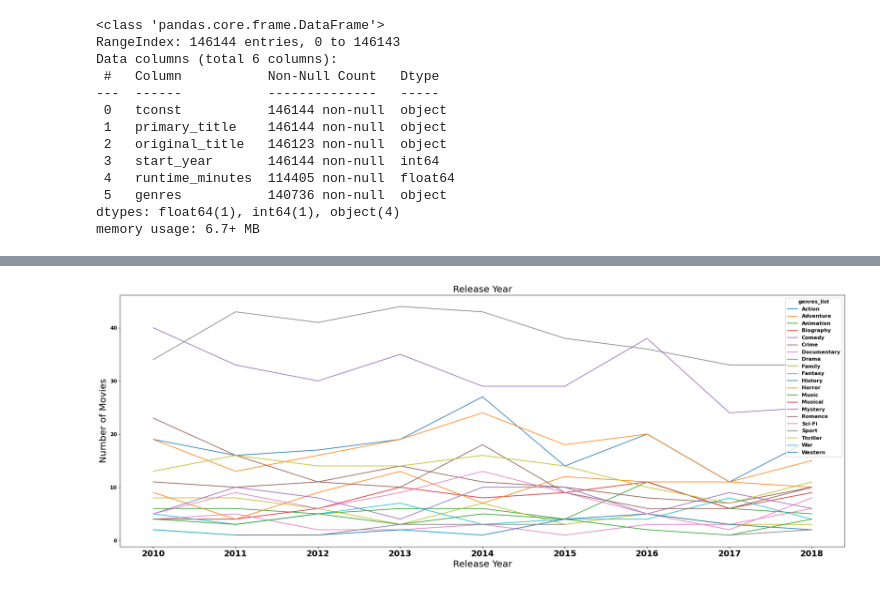
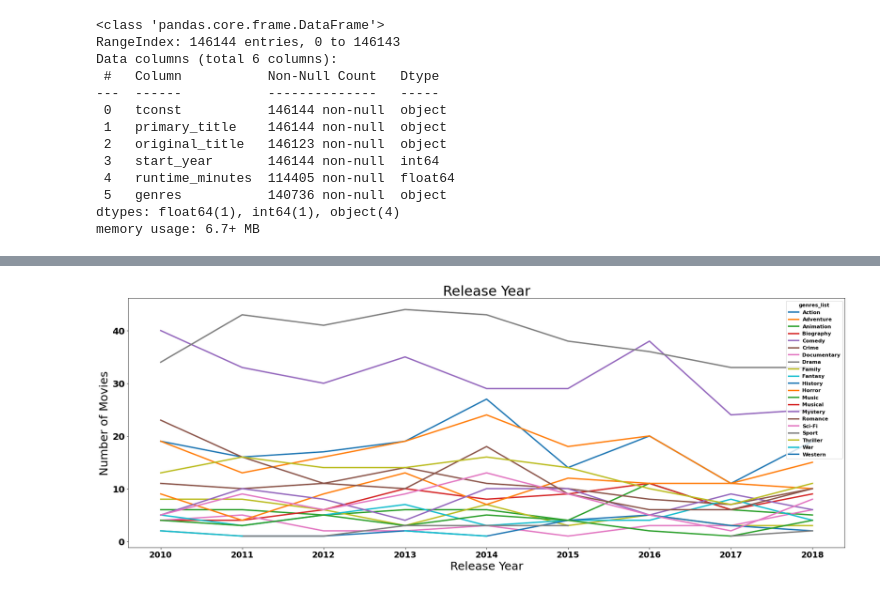
Before and after one commit to ekostrov/MovieDataAnalysis, a Jupyter notebook: JupyterNotebooks/project.ipynb, the cells around one changed output, grey strips where cells are left out. Saved outputs shown, nothing was run; the diff lists cells and outputs as text; code cells hidden in the pictures.

```diff
--- a/JupyterNotebooks/project.ipynb
+++ b/JupyterNotebooks/project.ipynb
@@ -250,0 +225,3 @@ title_basics[title_basics.duplicated(subset=['primary_title'])].shape
+# %%
+title_basics.drop_duplicates(subset=['primary_title'],inplace=True)
+title_basics.shape
@@ -250,0 +246,3 @@ title_basics[title_basics.duplicated(subset=['primary_title'])].shape
+# %%
+title_basics.drop(title_basics[(title_basics.start_year > 2020)].index, inplace = True)
+title_basics.describe()
@@ -273,14 +280,15 @@ genres_dict = sorted_dict
 # %%
 plt.figure(figsize=(28,10))
 font = {'family' : 'sans',
-        'weight' : 'normal',
-        'size'   : 20}
+        'weight' : 'bold',
+        'size'   : 25}
 plt.rc('font', **font)
 plt.xticks(rotation=70, **font)
 plt.bar(list(genres_dict.keys()), genres_dict.values(), color='b')
-plt.title("Popular Genres - Histogram", **font)
+plt.title("Popular Genres - Histogram", fontsize=30)
 plt.xlabel("Genres",**font)
 plt.ylabel("Number Of Movies", **font)
-plt.savefig("../images/IndividualGenresHist.png")
+plt.savefig("../images/IndividualGenresHist.png",bbox_inches ="tight",
+            pad_inches = 1)
 plt.show()
 # %% [output]
@@ -337,27 +351,28 @@ plt.show()
 # %%
 new_df = title_basics.set_index('primary_title').join(movie_budgets.set_index('movie'),how='inner')
 new_df.drop(new_df[new_df.release_year < 2010].index, inplace=True)
 new_df.drop(new_df[new_df.release_year > 2018].index, inplace=True)
 new_df.reset_index()
 new_df.drop_duplicates(subset=['original_title'],inplace=True)
 new_df['genres_list']= new_df.genres.str.split(",")
 new_df = new_df.explode('genres_list')
 new_df.set_index('tconst',inplace=True)
 new_df['count'] = 0
 list_years = new_df.release_year.unique()
 new_df = new_df.groupby(['genres_list','release_year'],as_index=False).count()
 fig, ax = plt.subplots(figsize=(28,10))
 font = {'family' : 'sans',
         'weight' : 'bold',
         'size'   : 11}
 plt.rc('font', **font)
 new_df = new_df.pivot(index='release_year',columns='genres_list',values='count')
 ax.set_xticks(np.sort(list_years))
 ax.set_xticklabels(np.sort(list_years), fontsize=18)
-ax.set_title("Release Year",fontsize=20)
-new_df.plot(ax=ax)
-ax.set_xlabel("Release Year", fontsize=20)
-ax.set_ylabel("Number of Movies", fontsize=20)
-ax.figure.savefig('../images/demo-file.png')
+ax.set_title("Release Year",fontsize=30)
+new_df.plot(ax=ax,linewidth=3)
+ax.set_xlabel("Release Year", fontsize=25)
+ax.set_ylabel("Number of Movies", fontsize=25)
+ax.figure.savefig('../images/genres_by_year.png',bbox_inches ="tight",
+            pad_inches = 1)
 # %% [output]
-[figure, old version]
+[figure, new version]
```
Also changed, not shown: parts of 62 cells of this notebook, 2 other files.
